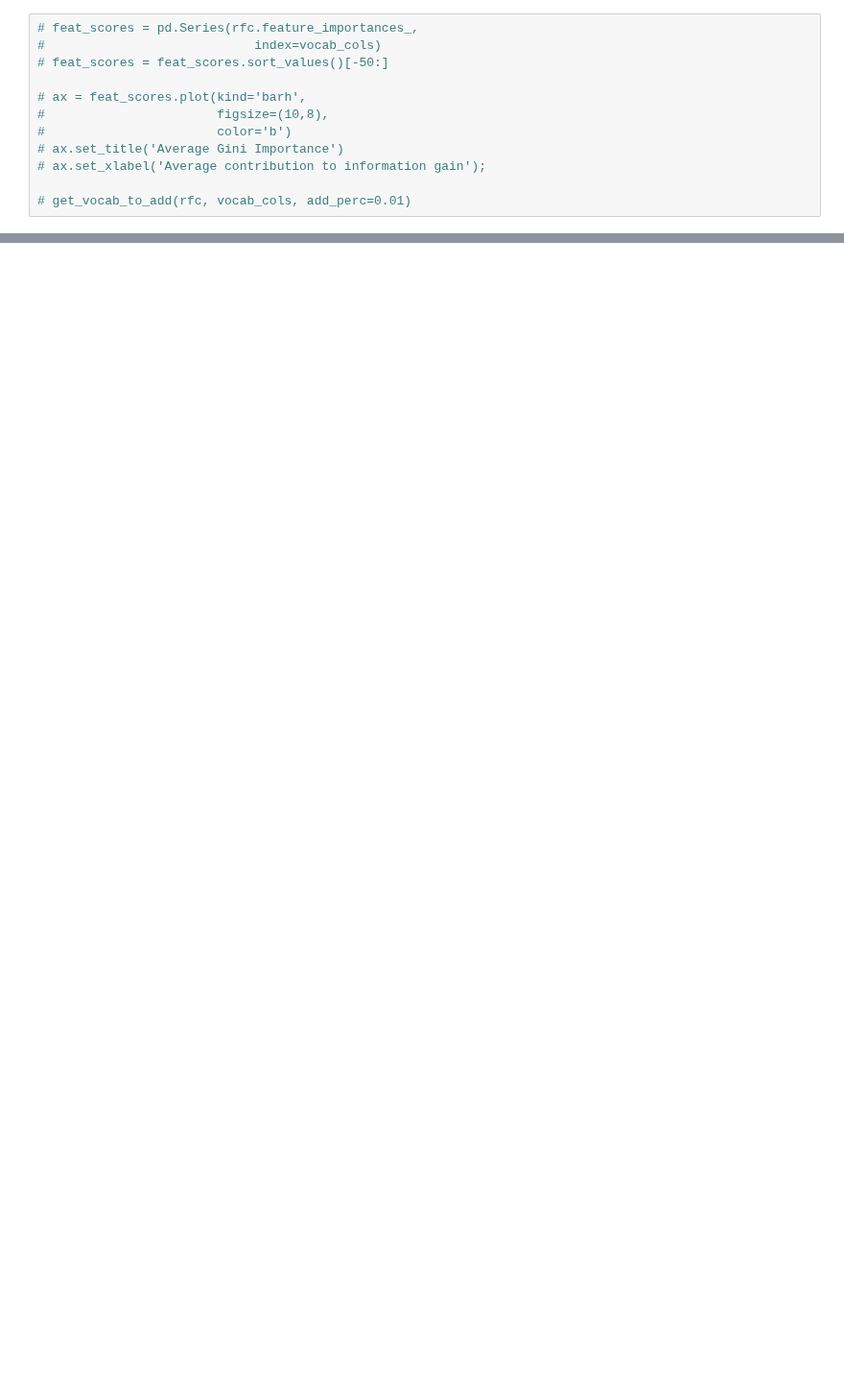
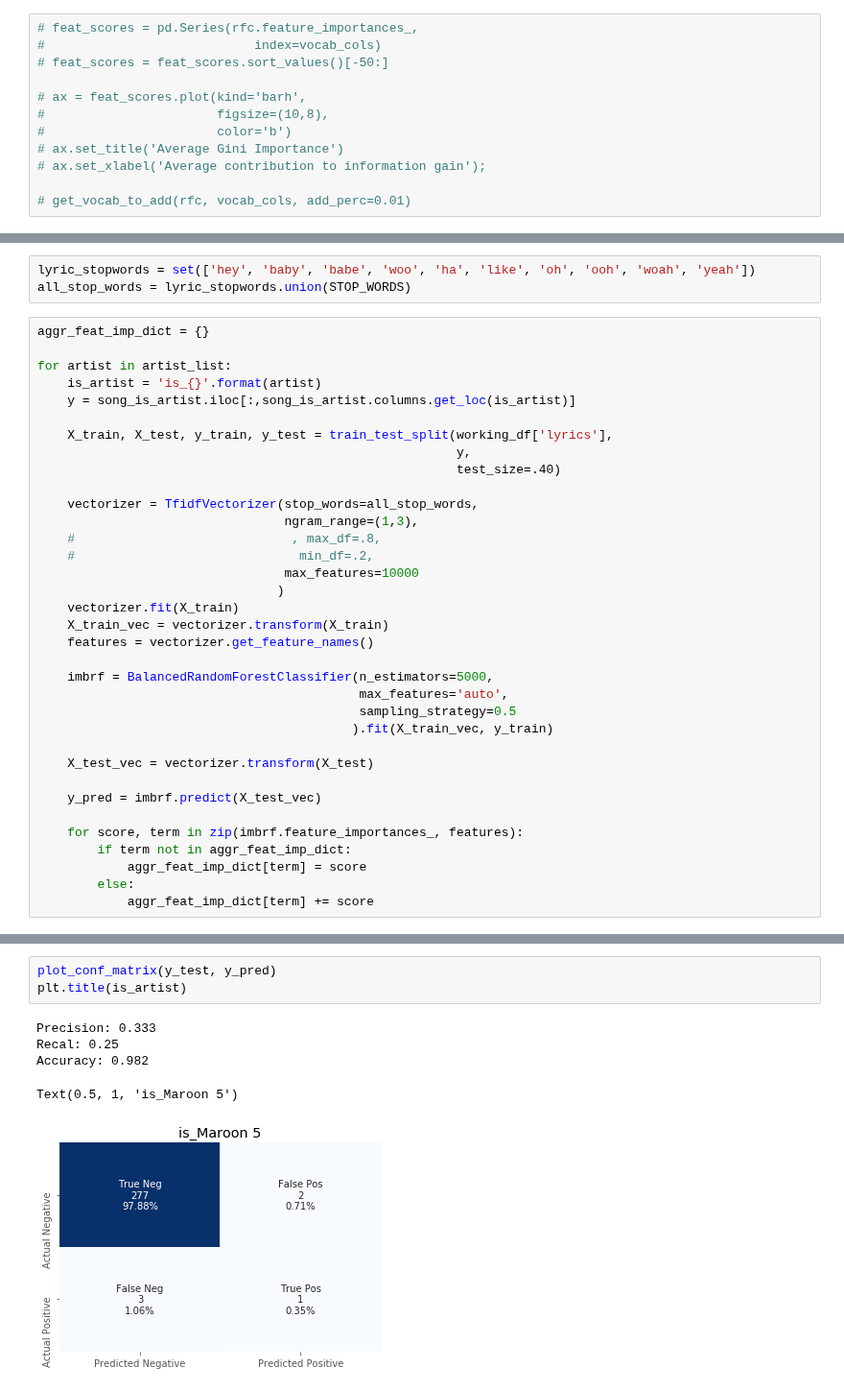
Before and after one commit to sn-ekstrand/lyric-clustering, a Jupyter notebook: notebooks/nlp_classifications.ipynb, the cells around one changed output, grey strips where cells are left out. Shown at 96% size. Drawn from its saved outputs; the diff is of its cells as text; blank space fills up the shorter version.

```diff
--- a/notebooks/nlp_classifications.ipynb
+++ b/notebooks/nlp_classifications.ipynb
@@ -433,0 +439,38 @@ clf.best_params_
+# %%
+lyric_stopwords = set(['hey', 'baby', 'babe', 'woo', 'ha', 'like', 'oh', 'ooh', 'woah', 'yeah'])
+all_stop_words = lyric_stopwords.union(STOP_WORDS)
+# %%
+aggr_feat_imp_dict = {}
+
+for artist in artist_list:
+    is_artist = 'is_{}'.format(artist)
+    y = song_is_artist.iloc[:,song_is_artist.columns.get_loc(is_artist)]
+
+    X_train, X_test, y_train, y_test = train_test_split(working_df['lyrics'],
+                                                        y,
+                                                        test_size=.40)
+
+    vectorizer = TfidfVectorizer(stop_words=all_stop_words,
+                                 ngram_range=(1,3),
+    #                             , max_df=.8,
+    #                              min_df=.2,
+                                 max_features=10000
+                                )
+    vectorizer.fit(X_train)
+    X_train_vec = vectorizer.transform(X_train)
+    features = vectorizer.get_feature_names()
+
+    imbrf = BalancedRandomForestClassifier(n_estimators=5000,
+                                           max_features='auto',
+                                           sampling_strategy=0.5
+                                          ).fit(X_train_vec, y_train)
+
+    X_test_vec = vectorizer.transform(X_test)
+
+    y_pred = imbrf.predict(X_test_vec)
+
+    for score, term in zip(imbrf.feature_importances_, features):
+        if term not in aggr_feat_imp_dict:
+            aggr_feat_imp_dict[term] = score
+        else:
+            aggr_feat_imp_dict[term] += score
@@ -433,0 +549,9 @@ clf.best_params_
+# %%
+plot_conf_matrix(y_test, y_pred)
+plt.title(is_artist)
+# %% [output]
+Precision: 0.333
+Recal: 0.25
+Accuracy: 0.982
+Text(0.5, 1, 'is_Maroon 5')
+[figure, added]
```
Also changed, not shown: parts of 22 cells of this notebook.
